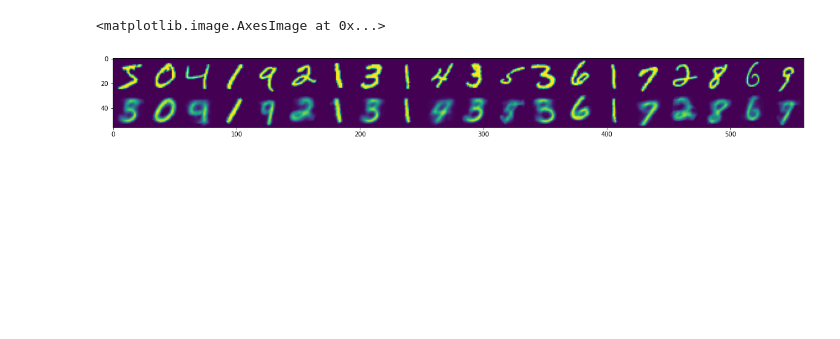
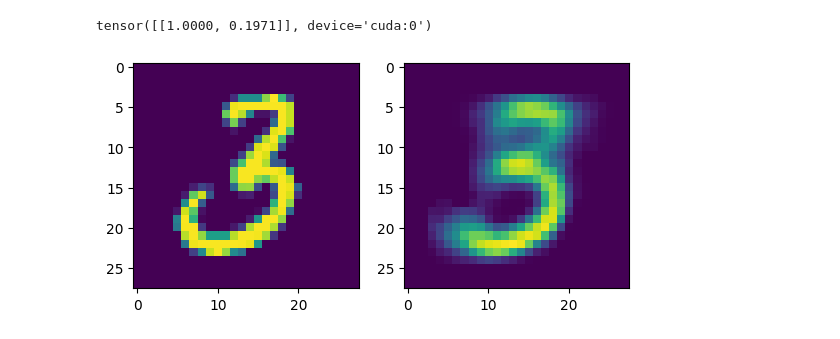
Before and after one commit to quaternys/INDEX, a Jupyter notebook: 統計学/autoencoder.ipynb, the cells around one changed output. Cells and saved outputs as stored; diff of their text form; code cells hidden in the pictures; blank space fills up the shorter version.

```diff
--- a/統計学/autoencoder.ipynb
+++ b/統計学/autoencoder.ipynb
@@ -77,12 +92,14 @@ for epoch in range(10):
-# %%
-# AEを通した画像を確認．4, 7, 9あたりが怪しい
-import numpy as np
-import matplotlib.pyplot as plt
-x = (data.data[:20]/255).reshape(-1, 784)
-x_ae = ae(x.cuda()).cpu().detach().numpy()
-plt.figure(figsize=(20, 5))
-plt.imshow(np.hstack(np.c_[x, x_ae].reshape(-1, 56, 28)))
-# %% [output]
-<matplotlib.image.AxesImage at 0x...>
-[figure, removed]
+# %%
+# 元画像と再構成画像・潜在表現（学習後）
+x0 = next(iter(loader))[0][0]       # 0枚目の画像
+with torch.no_grad():
+    x0_pred, z = model(x0.cuda())
+
+fig, axes = plt.subplots(1, 2)
+axes[0].imshow(x0.permute(1, 2, 0)) # 元画像
+axes[1].imshow(x0_pred.cpu().permute(1, 2, 0))   # 再構成画像
+print(z)    # 潜在表現
+# %% [output]
+tensor([[1.0000, 0.1971]], device='cuda:0')
+[figure, added]
 # %%
```
Also changed, not shown: parts of 19 cells of this notebook, 1 other file.
